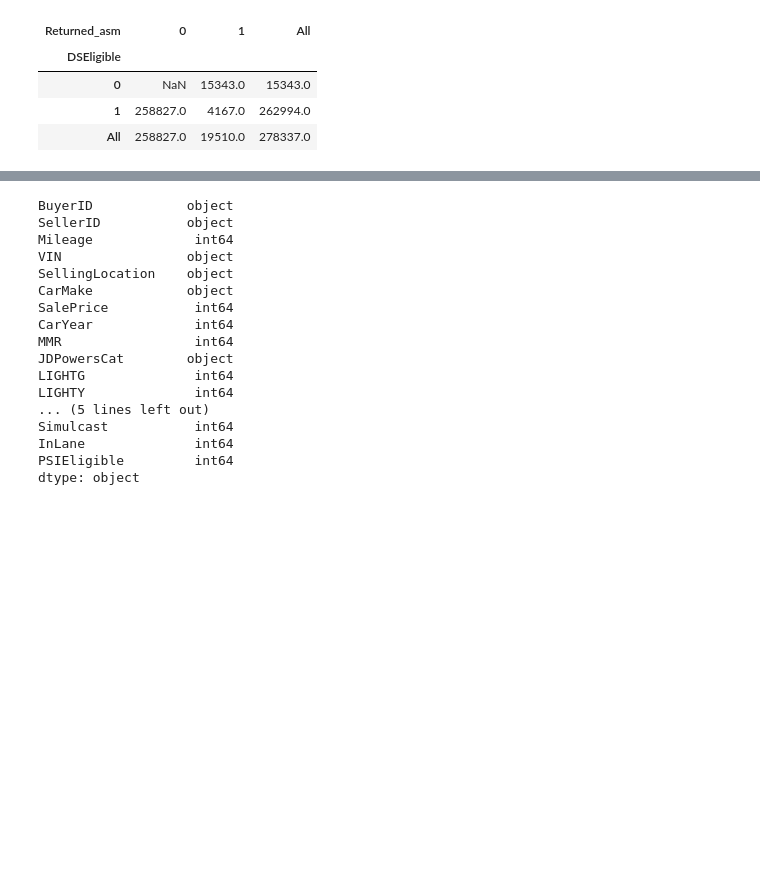
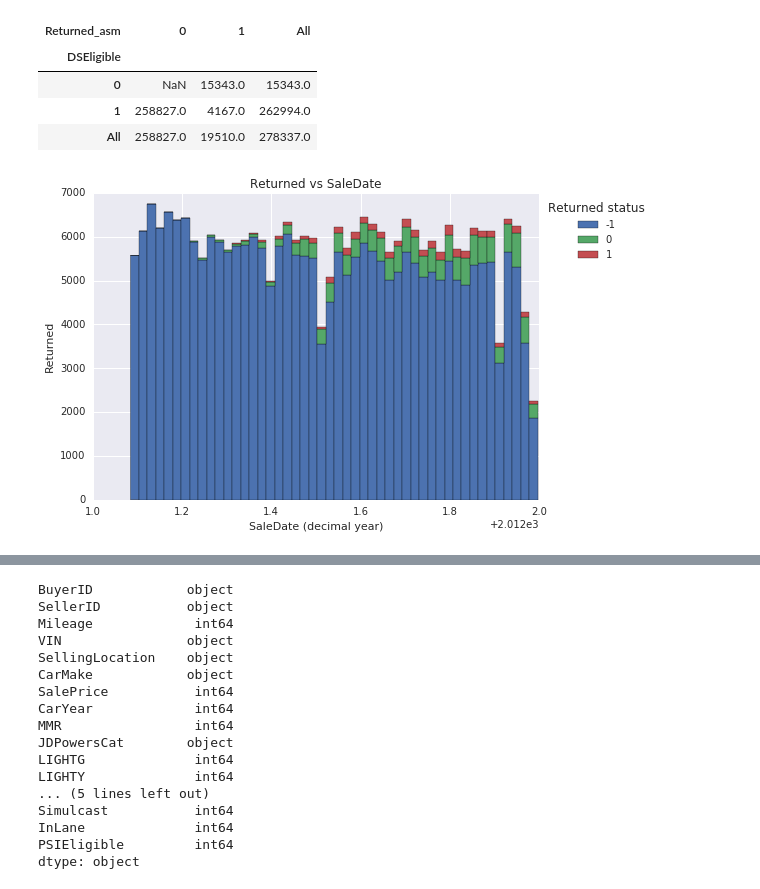
Before and after one commit to stharrold/demo, a Jupyter notebook: demo/app_predict/examples/example_app_predict_dev.ipynb, the cells around one changed output, grey strips where cells are left out. Drawn from its saved outputs; the diff is of its cells as text; code cells hidden in the pictures; blank space fills up the shorter version.

```diff
--- a/demo/app_predict/examples/example_app_predict_dev.ipynb
+++ b/demo/app_predict/examples/example_app_predict_dev.ipynb
@@ -608,3 +608,27 @@ pd.pivot_table(
 | 0 | NaN | 15343.0 | 15343.0 |
 | 1 | 258827.0 | 4167.0 | 262994.0 |
 | All | 258827.0 | 19510.0 | 278337.0 |
+# %%
+df_plot = df[['SaleDate_decyear', 'Returned']].copy()
+itemized_counts = {
+    ret: collections.Counter(grp['SaleDate_decyear'])
+    for (ret, grp) in df_plot.groupby(by='Returned')}
+itemized_counts = collections.OrderedDict(
+    sorted(itemized_counts.items(), key=lambda tup: tup[0]))
+
+# Plot timeseries histogram.
+keys = itemized_counts.keys()
+bins = int(np.ceil((df_plot['SaleDate_decyear'].max() - df_plot['SaleDate_decyear'].min())/(1.0/52.0)))
+colors = sns.color_palette(n_colors=len(keys))
+plt.hist(
+    [list(itemized_counts[key].elements()) for key in itemized_counts.keys()],
+    bins=bins, stacked=True, rwidth=1.0, label=keys, color=colors)
+plt.title('Returned vs SaleDate')
+plt.xlabel('SaleDate (decimal year)')
+plt.ylabel('Returned')
+plt.legend(title='Returned status', loc='upper left', bbox_to_anchor=(1.0, 1.0))
+plt.show()
+
+del df_plot
+# %% [output]
+[figure, added]
```
Also changed, not shown: parts of 7 cells of this notebook, 2 other files.
